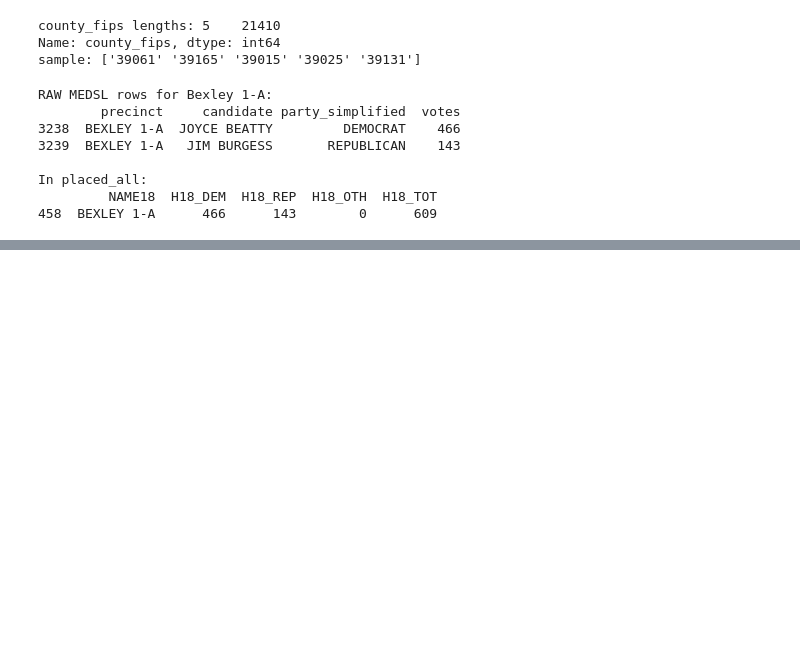
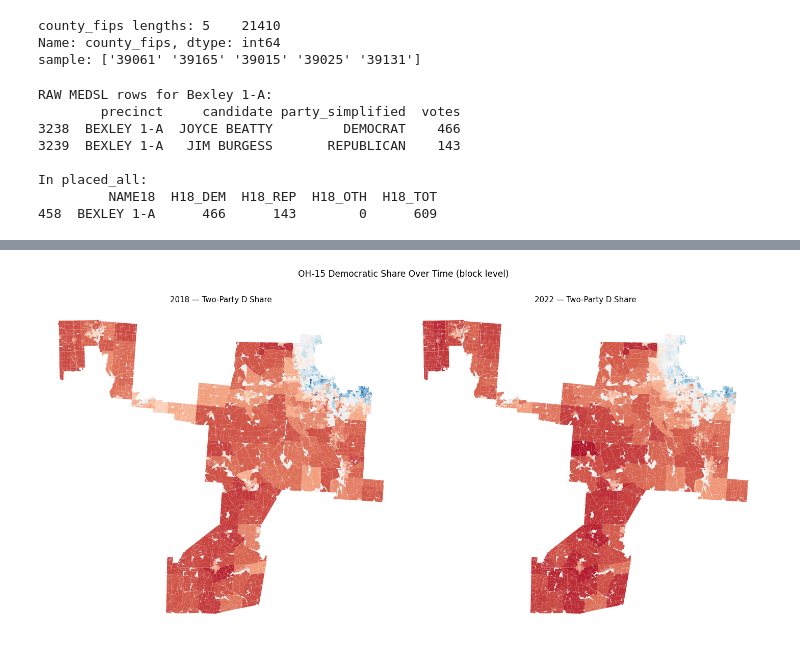
Before and after one commit to bluebonnet-data/ohio-us-house-dist-15, a Jupyter notebook: src/notebooks/oh15_2018_house_disaggregation.ipynb, the cells around one changed output, grey strips where cells are left out. Cells and saved outputs as stored; diff of their text form; code cells hidden in the pictures; blank space fills up the shorter version.

```diff
--- a/src/notebooks/oh15_2018_house_disaggregation.ipynb
+++ b/src/notebooks/oh15_2018_house_disaggregation.ipynb
@@ -725,0 +844,28 @@ New OH-15 spans these counties (from the BEF block assignment):
+# %%
+import matplotlib.pyplot as plt
+
+# Load both years' block results
+b18 = pd.read_csv(DATA / "derived_oh15_2018_blocks.csv", dtype={"GEOID20":str})
+b22 = pd.read_csv(DATA / "derived_oh15_2022_blocks.csv", dtype={"GEOID20":str})
+
+# Attach geometry to each
+geo = blocks[["GEOID20","geometry"]]
+g18 = gpd.GeoDataFrame(geo.merge(b18, on="GEOID20", how="inner"), geometry="geometry", crs=blocks.crs)
+g22 = gpd.GeoDataFrame(geo.merge(b22, on="GEOID20", how="inner"), geometry="geometry", crs=blocks.crs)
+
+# D-share for each
+for g, dcol, rcol in [(g18,"dem_2018","rep_2018"), (g22,"dem_2022","rep_2022")]:
+    d = g[dcol] + g[rcol]
+    g["dshare"] = (g[dcol] / d * 100).where(d > 0)
+
+fig, axes = plt.subplots(1, 2, figsize=(20, 11))
+for ax, g, yr in [(axes[0], g18, "2018"), (axes[1], g22, "2022")]:
+    g.plot(column="dshare", cmap="RdBu", vmin=0, vmax=100, linewidth=0,
+           missing_kwds={"color":"#eeeeee"}, ax=ax)
+    ax.set_title(f"{yr} — Two-Party D Share", fontsize=15)
+    ax.axis("off")
+plt.suptitle("OH-15 Democratic Share Over Time (block level)", fontsize=17, y=0.97)
+plt.tight_layout()
+plt.show()
+# %% [output]
+[figure, added]
```
Also changed, not shown: parts of 35 cells of this notebook, 3 other files.
